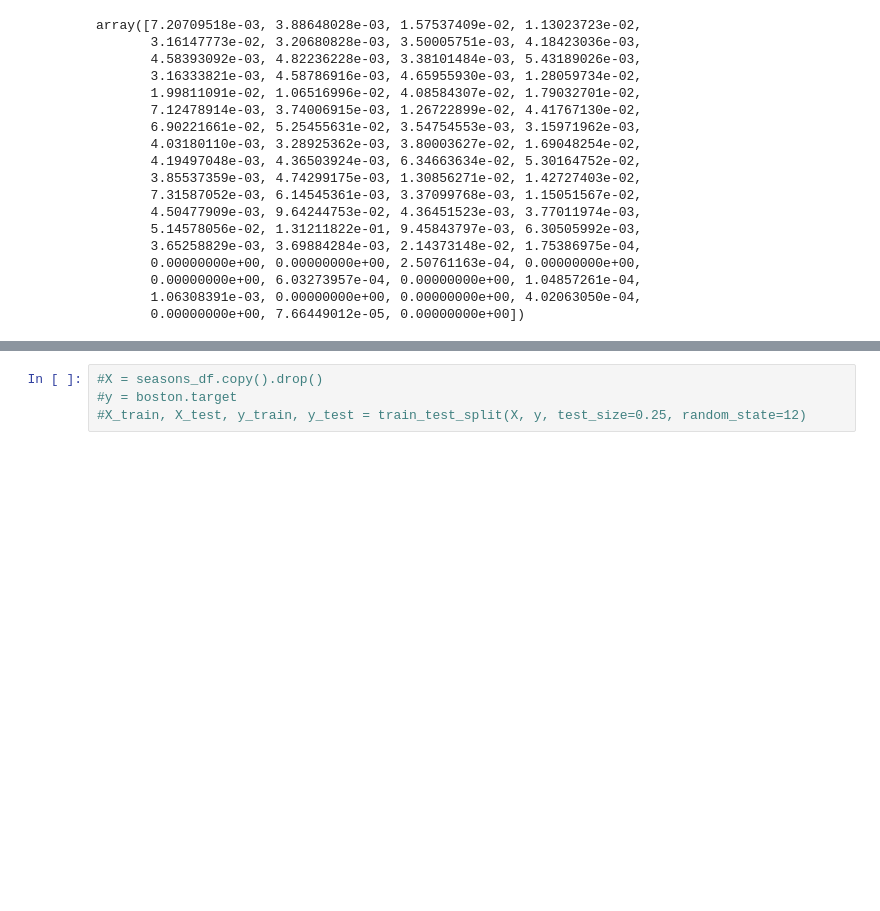
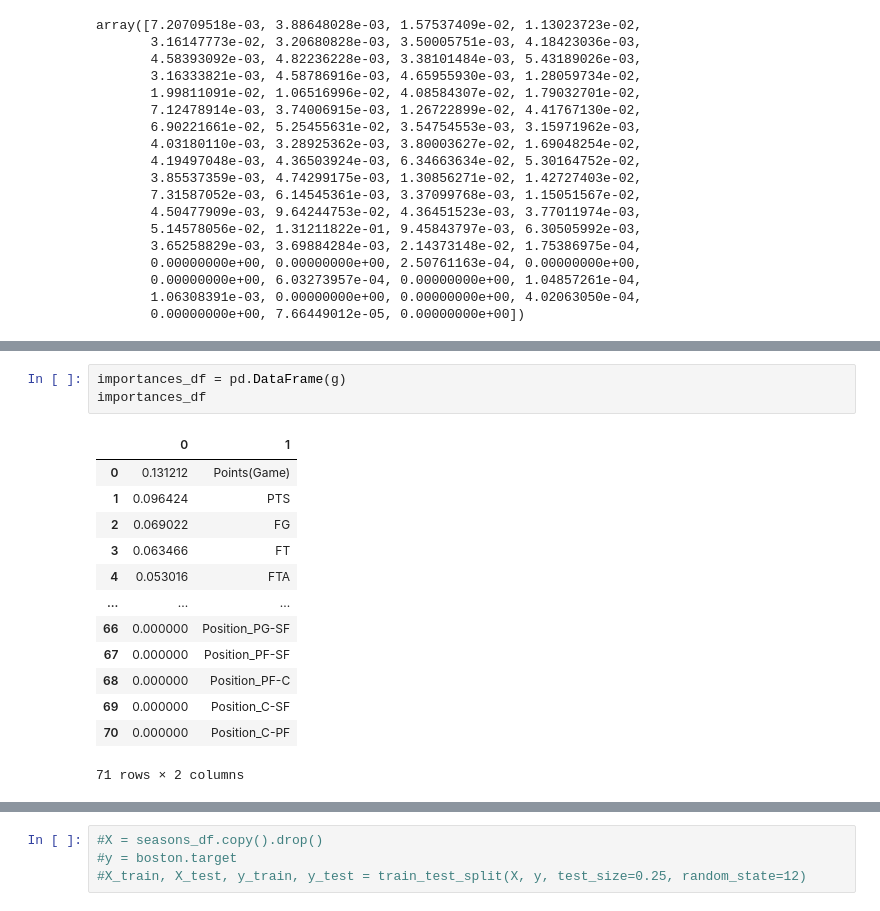
Before and after one commit to Reed-Daniel/20_Group_4_Final_Project, a Jupyter notebook: Features_Ranking_RandFrrst_UnderSample.ipynb, the cells around one changed output, grey strips where cells are left out. Drawn from its saved outputs; the diff is of its cells as text; blank space fills up the shorter version.

```diff
--- a/Features_Ranking_RandFrrst_UnderSample.ipynb
+++ b/Features_Ranking_RandFrrst_UnderSample.ipynb
@@ -324,3 +325,20 @@ sorted(zip(rf_model.feature_importances_, X.columns), reverse=True)
  (0.0, 'Position_PF-C'),
  (0.0, 'Position_C-SF'),
  (0.0, 'Position_C-PF')]
+# %%
+importances_df = pd.DataFrame(g)
+importances_df
+# %% [output]
+|  | 0 | 1 |
+| 0 | 0.131212 | Points(Game) |
+| 1 | 0.096424 | PTS |
+| 2 | 0.069022 | FG |
+| 3 | 0.063466 | FT |
+| 4 | 0.053016 | FTA |
+| ... | ... | ... |
+| 66 | 0.000000 | Position_PG-SF |
+| 67 | 0.000000 | Position_PF-SF |
+| 68 | 0.000000 | Position_PF-C |
+| 69 | 0.000000 | Position_C-SF |
+| 70 | 0.000000 | Position_C-PF |
+71 rows × 2 columns
```
Also changed, not shown: parts of 3 cells of this notebook.
